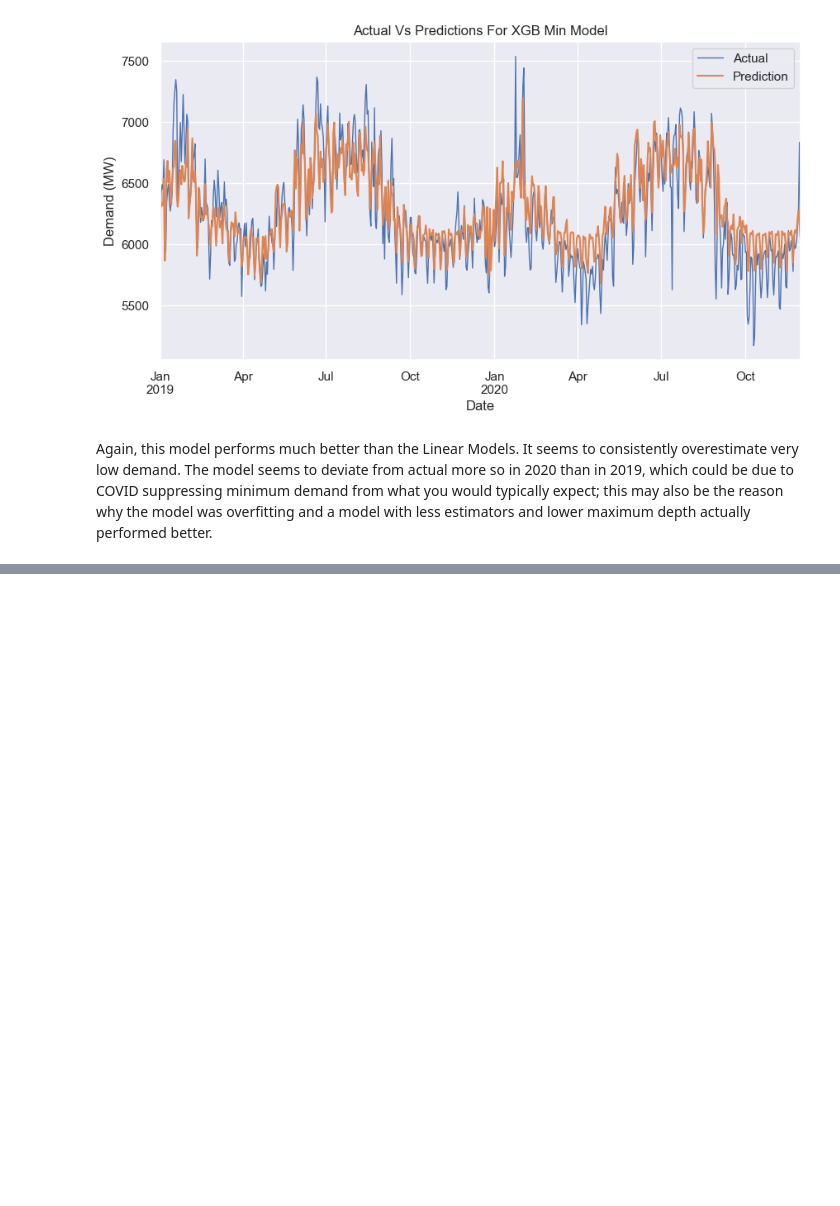
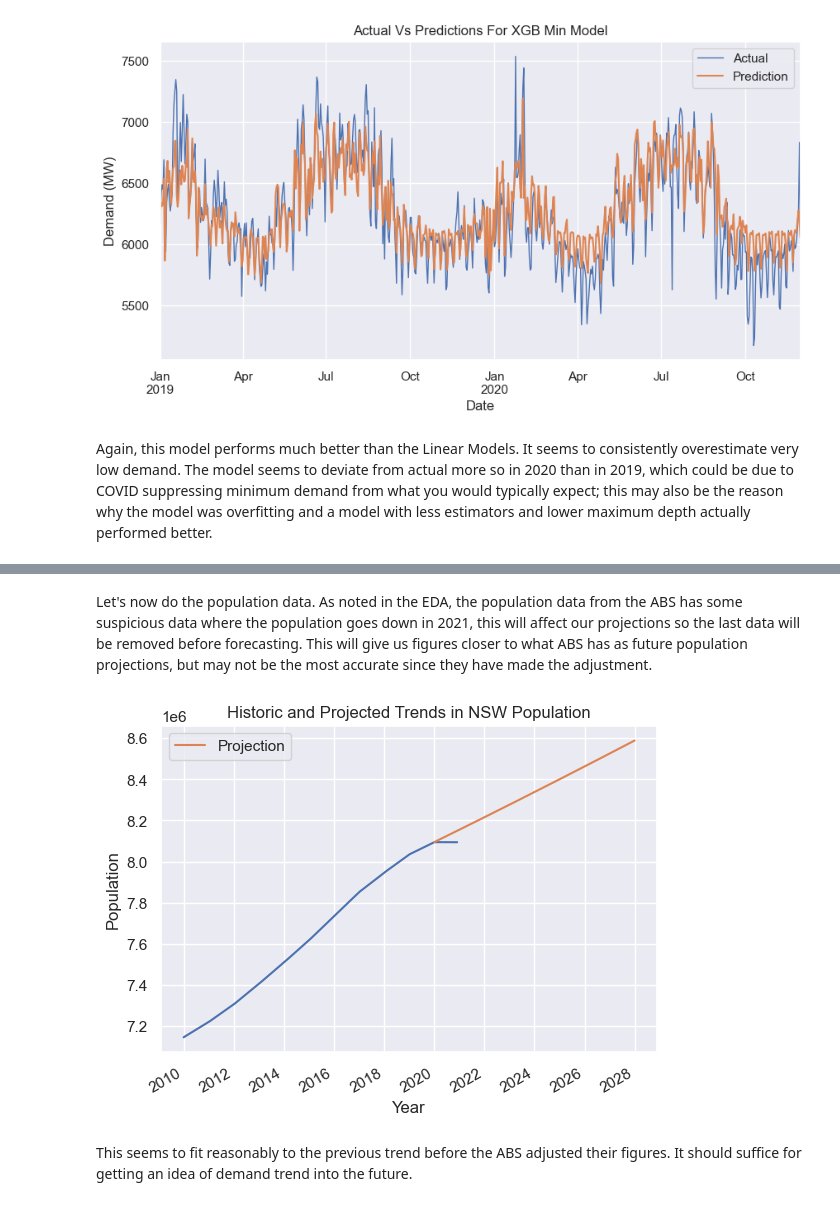
Before and after one commit to dmc-au/Team-A---Impacts-of-Household-PV-on-Grid-Demand, a Jupyter notebook: src/modelling_final.ipynb, the cells around one changed output, grey strips where cells are left out. Saved outputs shown, nothing was run; the diff lists cells and outputs as text; code cells hidden in the pictures; blank space fills up the shorter version.

```diff
--- a/src/modelling_final.ipynb
+++ b/src/modelling_final.ipynb
@@ -663,0 +740,19 @@ Let's now have a look at the feature importance for the models and see if the mo
+# %% [markdown]
+Let's now do the population data. As noted in the EDA, the population data from the ABS has some suspicious data where the population goes down in 2021, this will affect our projections so the last data will be removed before forecasting. This will give us figures closer to what ABS has as future population projections, but may not be the most accurate since they have made the adjustment.
+# %%
+# Suspicious that data from ABS from 2021 is not accurate may need to make projections from 2020
+proj_df = proj_df[proj_df.index < '2020-01-01']
+
+# Fit trend
+fit_pop = Holt(proj_df['population'], exponential=True, initialization_method='estimated').fit()
+fcast_pop = fit_pop.forecast(365*8).rename('Projection')
+
+ax = df['population'].plot(title='Historic and Projected Trends in NSW Population')
+fcast_pop.plot(ax=ax, legend=True)
+plt.xlabel('Year')
+plt.ylabel('Population')
+plt.savefig('../images/modelling/pop-proj.png')
+# %% [output]
+[figure, added]
+# %% [markdown]
+This seems to fit reasonably to the previous trend before the ABS adjusted their figures. It should suffice for getting an idea of demand trend into the future.
```
Also changed, not shown: parts of 38 cells of this notebook, 8 other files.
